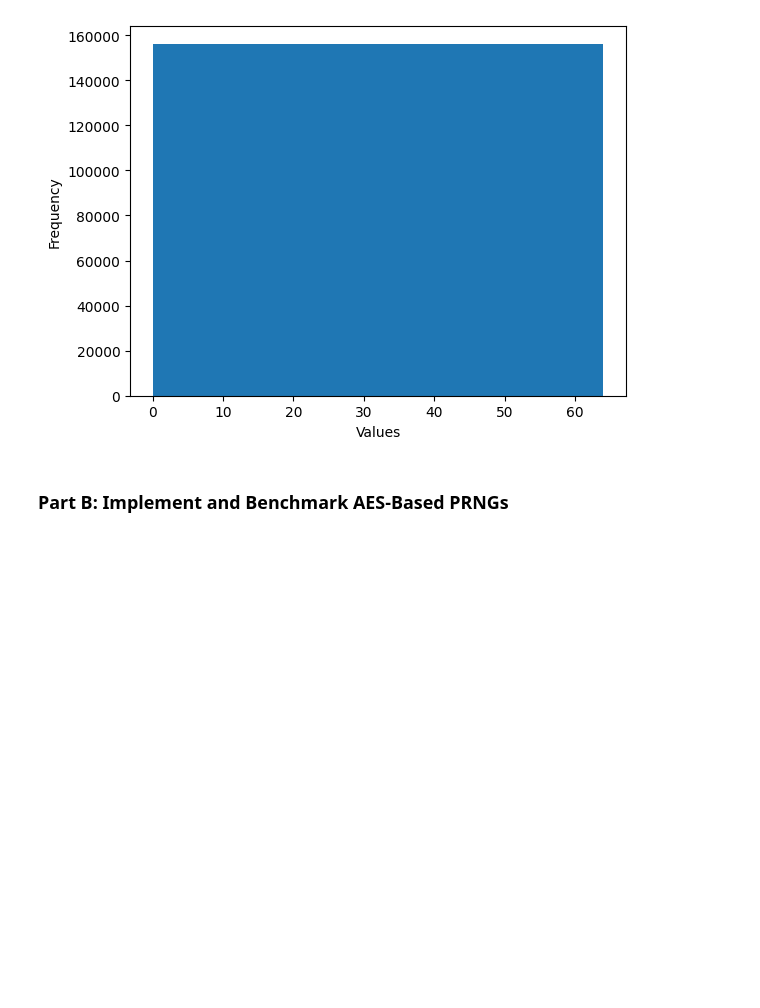
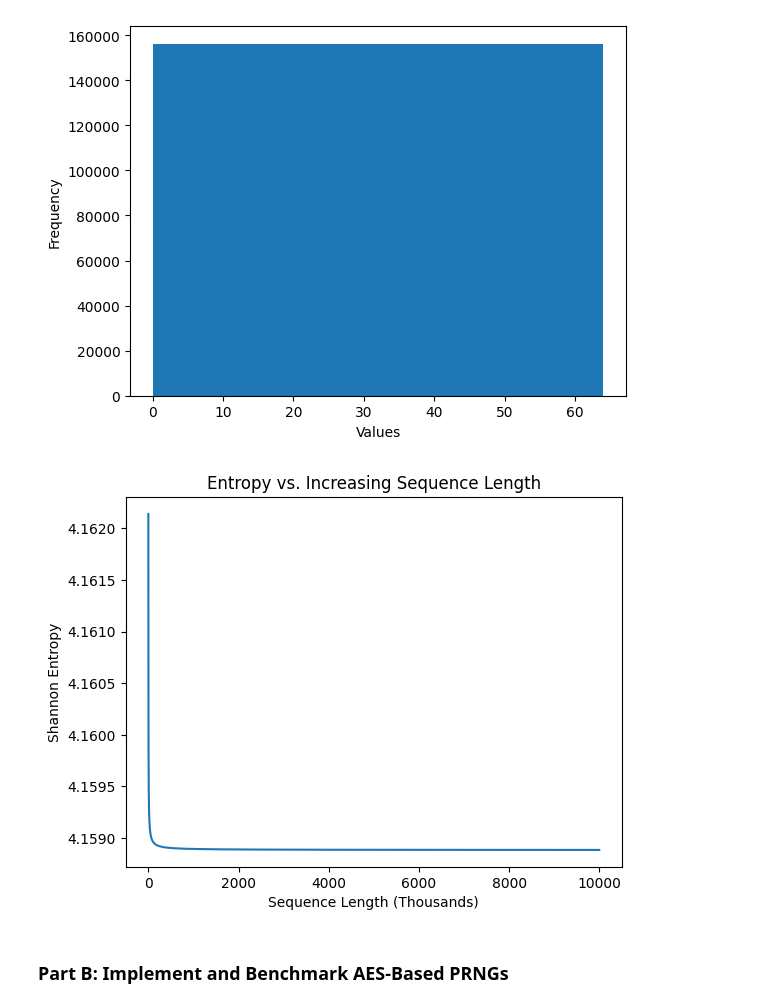
Before and after one commit to Kaya-Kaya/CMU-x-IDQuantique-Challenge, a Jupyter notebook: Task_1.ipynb, the cells around one changed output. Drawn from its saved outputs; the diff is of its cells as text; code cells hidden in the pictures; blank space fills up the shorter version.

Commit message:
Entropy graph

```diff
--- a/Task_1.ipynb
+++ b/Task_1.ipynb
@@ -80,7 +80,7 @@ plt.show()
 # %% [output]
 [figure]
 # %%
-def compute_entropy(X: dict):
+def compute_entropy(X):
     """
     You can pass in the random variable X in whatever form you choose.
     One way to represent a random variable is as a dictionary,
@@ -92,10 +92,7 @@ def compute_entropy(X: dict):
 
     # Shannon Entropy
 
-    prob = np.array(X.values())
-    log_prob = np.log(prob)
-
-    return -(prob * log_prob).sum()
+    return -(X * np.log(X)).sum()
 # %%
 """
 1. fix a short seed value for each LCG
@@ -112,7 +109,31 @@ of the current sample distribution.
 Hint: We've already imported matplotlib for you,
 though any plotting package will do the trick.
 """
-pass # TODO: Plot how the Shannon Entropy or Min-Entropy evolves with the number of iterations for each LCG configuration.
+
+seed = 345
+iterations = int(10e6)
+interval = 1000
+
+sequence = Linear_Congruential_Generator(seed, multiplier, increment, modulus, iterations)
+
+entropy_vals = []
+
+for i in range(0, iterations, interval):
+    n = i + interval
+    sample = sequence[:n]
+    X = np.unique_counts(sample).counts / n
+    entropy_vals.append(compute_entropy(X))
+# %%
+plt.plot(entropy_vals)
+
+plt.xlabel("Sequence Length (Thousands)")
+plt.ylabel("Shannon Entropy")
+
+plt.title("Entropy vs. Increasing Sequence Length")
+
+plt.show()
+# %% [output]
+[figure, added]
 # %% [markdown]
 ### Part B: Implement and Benchmark AES-Based PRNGs
 # %%
```
